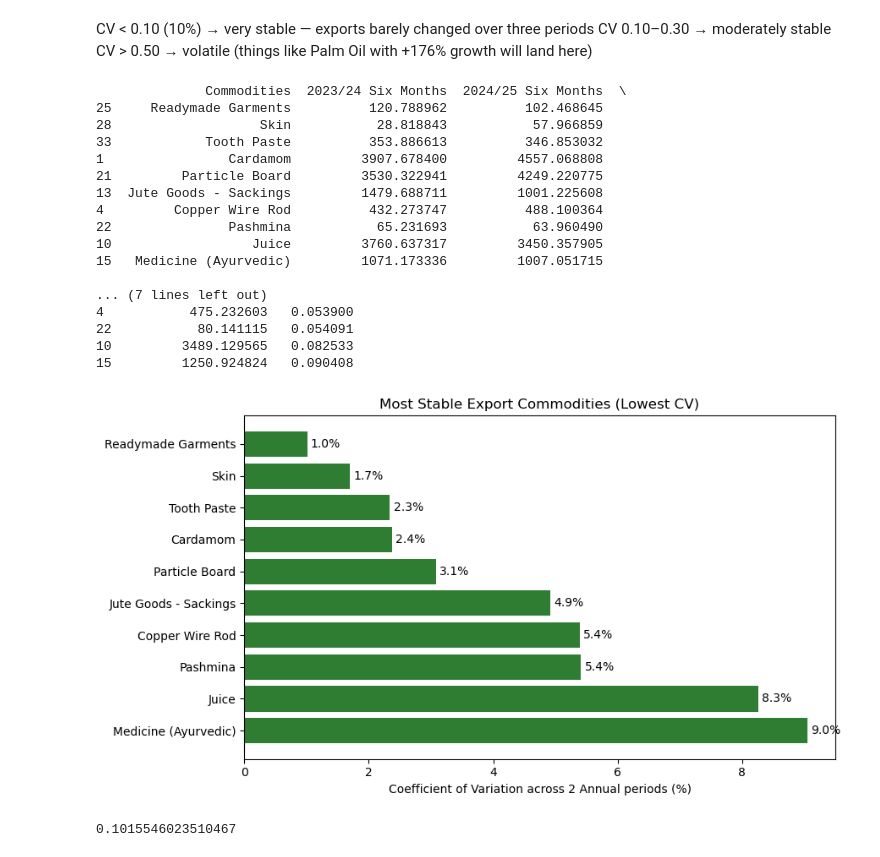
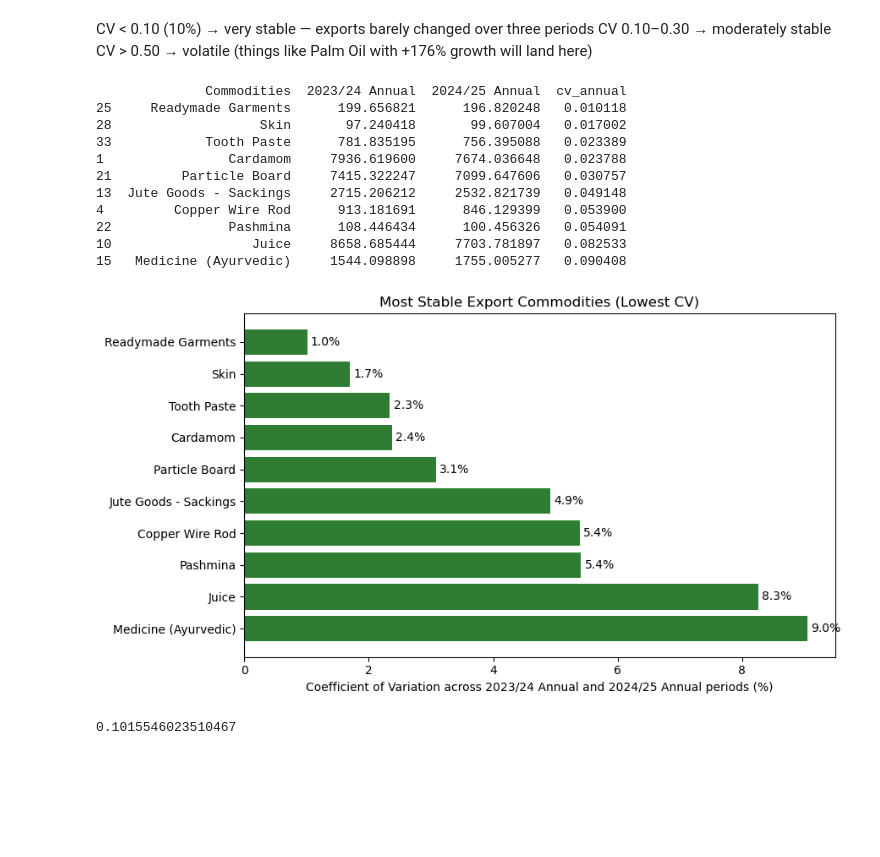
Before and after one commit to mesuvein23/SocrateAI, a Jupyter notebook: project_economics.ipynb, the cells around one changed output. Cells and saved outputs as stored; diff of their text form; code cells hidden in the pictures; blank space fills up the shorter version.

Commit message:
Detect Errors and coorrected in charts

```diff
--- a/project_economics.ipynb
+++ b/project_economics.ipynb
@@ -517,46 +517,40 @@ CV > 0.50 → volatile (things like Palm Oil with +176% growth will land here)
 # %%
 ann_cols = ["2023/24 Annual", "2024/25 Annual"]
 
 df["mean_annual"] = df[ann_cols].mean(axis=1)   # across the row
 df["std_annual"]  = df[ann_cols].std(axis=1)
 df["cv_annual"]   = df["std_annual"] / df["mean_annual"]
 
 # Filter out tiny commodities (CV is unreliable for near-zero values)
 stable = df[df["mean_annual"] >= 50].dropna(subset=["cv_annual"])
 
 # Lowest CV = most stable
 stable = stable.nsmallest(10, "cv_annual")
-print(stable[["Commodities"] + six_cols + ["cv_annual"]])
+print(stable[["Commodities"] + ann_cols + ["cv_annual"]])
 
 plot_df = stable.sort_values("cv_annual", ascending=False)  # most stable at top after barh
 
 fig, ax = plt.subplots(figsize=(9, 5))
 bars = ax.barh(plot_df["Commodities"], plot_df["cv_annual"] * 100, color="#2e7d32")
 
 ax.bar_label(bars, fmt="%.1f%%", padding=3)
-ax.set_xlabel("Coefficient of Variation across 2 Annual periods (%)")
+ax.set_xlabel("Coefficient of Variation across 2023/24 Annual and 2024/25 Annual periods (%)")
 ax.set_title("Most Stable Export Commodities (Lowest CV)")
 plt.tight_layout()
 plt.show()
 # %% [output]
-              Commodities  2023/24 Six Months  2024/25 Six Months  \
-25     Readymade Garments          120.788962          102.468645
-28                   Skin           28.818843           57.966859
-33            Tooth Paste          353.886613          346.853032
-1                Cardamom         3907.678400         4557.068808
-21         Particle Board         3530.322941         4249.220775
-13  Jute Goods - Sackings         1479.688711         1001.225608
-4         Copper Wire Rod          432.273747          488.100364
-22               Pashmina           65.231693           63.960490
-10                  Juice         3760.637317         3450.357905
-15   Medicine (Ayurvedic)         1071.173336         1007.051715
-
-... (7 lines left out)
-4           475.232603   0.053900
-22           80.141115   0.054091
-10         3489.129565   0.082533
-15         1250.924824   0.090408
+              Commodities  2023/24 Annual  2024/25 Annual  cv_annual
+25     Readymade Garments      199.656821      196.820248   0.010118
+28                   Skin       97.240418       99.607004   0.017002
+33            Tooth Paste      781.835195      756.395088   0.023389
+1                Cardamom     7936.619600     7674.036648   0.023788
+21         Particle Board     7415.322247     7099.647606   0.030757
+13  Jute Goods - Sackings     2715.206212     2532.821739   0.049148
+4         Copper Wire Rod      913.181691      846.129399   0.053900
+22               Pashmina      108.446434      100.456326   0.054091
+10                  Juice     8658.685444     7703.781897   0.082533
+15   Medicine (Ayurvedic)     1544.098898     1755.005277   0.090408
-[figure, old version]
+[figure, new version]
 # %%
 corr1 = df["2023/24 Annual"].corr(df["2024/25 Annual"])
 
```
Also changed, not shown: parts of 2 cells of this notebook.
